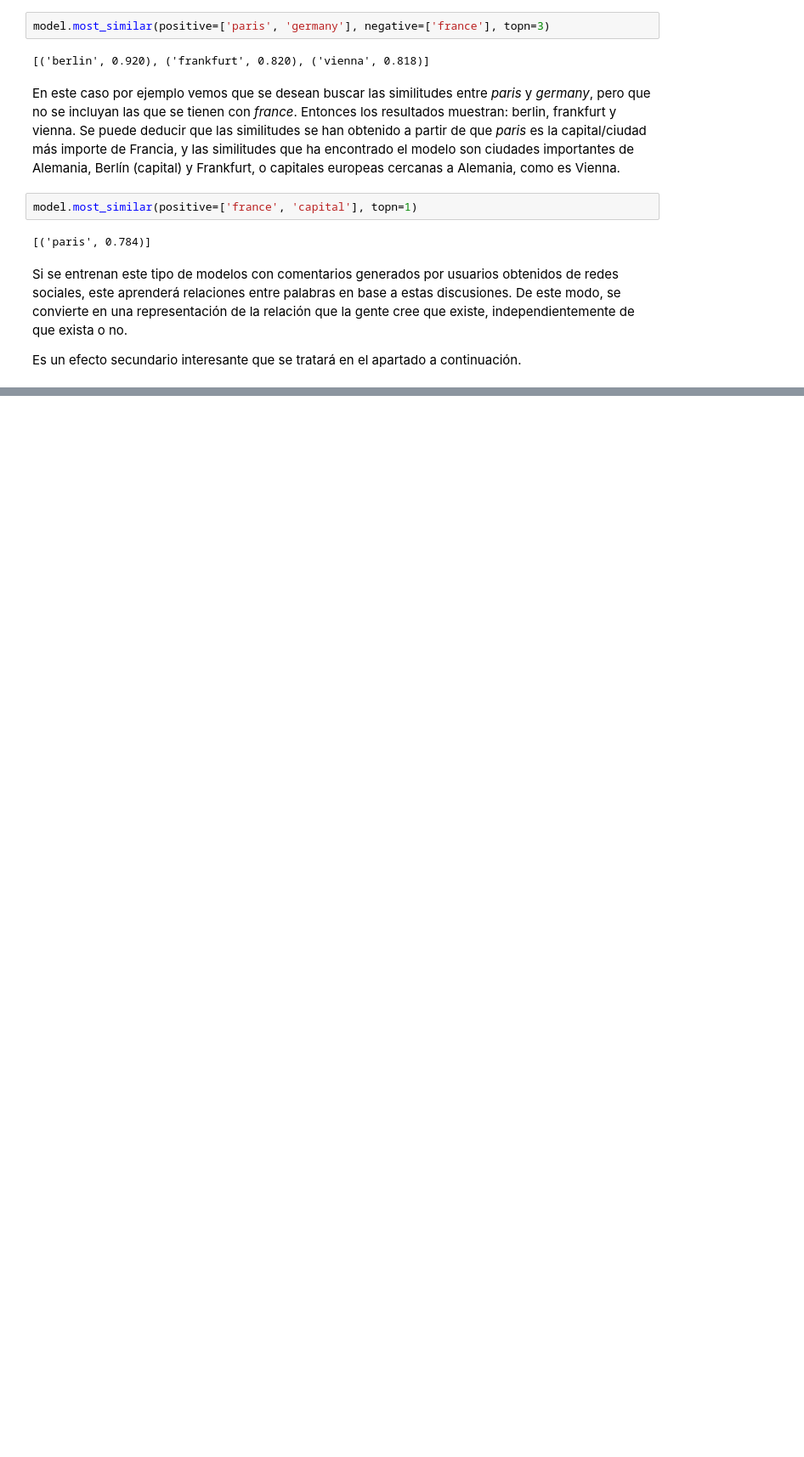
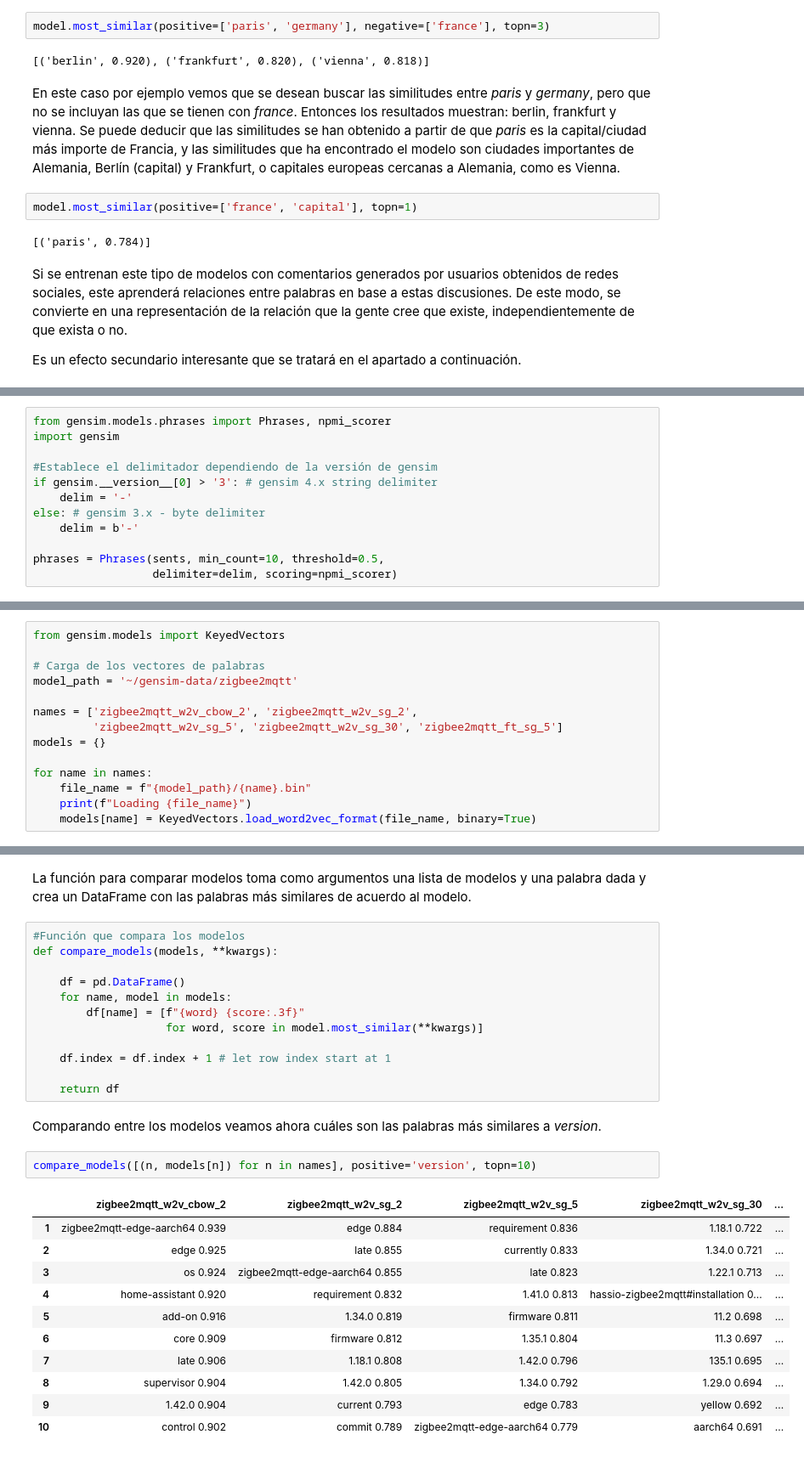
Before and after one commit to DiegoAlcoba/GVTIA, a Jupyter notebook: jp_notebooks/h_word_embeddings.ipynb, the cells around one changed output, grey strips where cells are left out. Shown at 85% size. Saved outputs shown, nothing was run; the diff lists cells and outputs as text; blank space fills up the shorter version.

```diff
--- a/jp_notebooks/h_word_embeddings.ipynb
+++ b/jp_notebooks/h_word_embeddings.ipynb
@@ -161,0 +223,12 @@ Es un efecto secundario interesante que se tratará en el apartado a continuaci
+# %%
+from gensim.models.phrases import Phrases, npmi_scorer
+import gensim
+
+#Establece el delimitador dependiendo de la versión de gensim
+if gensim.__version__[0] > '3': # gensim 4.x string delimiter
+    delim = '-'
+else: # gensim 3.x - byte delimiter
+    delim = b'-'
+
+phrases = Phrases(sents, min_count=10, threshold=0.5,
+                  delimiter=delim, scoring=npmi_scorer)
@@ -161,0 +474,14 @@ Es un efecto secundario interesante que se tratará en el apartado a continuaci
+# %%
+from gensim.models import KeyedVectors
+
+# Carga de los vectores de palabras
+model_path = '~/gensim-data/zigbee2mqtt'
+
+names = ['zigbee2mqtt_w2v_cbow_2', 'zigbee2mqtt_w2v_sg_2',
+         'zigbee2mqtt_w2v_sg_5', 'zigbee2mqtt_w2v_sg_30', 'zigbee2mqtt_ft_sg_5']
+models = {}
+
+for name in names:
+    file_name = f"{model_path}/{name}.bin"
+    print(f"Loading {file_name}")
+    models[name] = KeyedVectors.load_word2vec_format(file_name, binary=True)
@@ -161,0 +494,30 @@ Es un efecto secundario interesante que se tratará en el apartado a continuaci
+# %% [markdown]
+La función para comparar modelos toma como argumentos una lista de modelos y una palabra dada y crea un DataFrame con las palabras más similares de acuerdo al modelo.
+# %%
+#Función que compara los modelos
+def compare_models(models, **kwargs):
+
+    df = pd.DataFrame()
+    for name, model in models:
+        df[name] = [f"{word} {score:.3f}"
+                    for word, score in model.most_similar(**kwargs)]
+
+    df.index = df.index + 1 # let row index start at 1
+
+    return df
+# %% [markdown]
+Comparando entre los modelos veamos ahora cuáles son las palabras más similares a *version*.
+# %%
+compare_models([(n, models[n]) for n in names], positive='version', topn=10)
+# %% [output]
+|  | zigbee2mqtt_w2v_cbow_2 | zigbee2mqtt_w2v_sg_2 | zigbee2mqtt_w2v_sg_5 | zigbee2mqtt_w2v_sg_30 | ... |
+| 1 | zigbee2mqtt-edge-aarch64 0.939 | edge 0.884 | requirement 0.836 | 1.18.1 0.722 | ... |
+| 2 | edge 0.925 | late 0.855 | currently 0.833 | 1.34.0 0.721 | ... |
+| 3 | os 0.924 | zigbee2mqtt-edge-aarch64 0.855 | late 0.823 | 1.22.1 0.713 | ... |
+| 4 | home-assistant 0.920 | requirement 0.832 | 1.41.0 0.813 | hassio-zigbee2mqtt#installation 0... | ... |
+| 5 | add-on 0.916 | 1.34.0 0.819 | firmware 0.811 | 11.2 0.698 | ... |
+| 6 | core 0.909 | firmware 0.812 | 1.35.1 0.804 | 11.3 0.697 | ... |
+| 7 | late 0.906 | 1.18.1 0.808 | 1.42.0 0.796 | 135.1 0.695 | ... |
+| 8 | supervisor 0.904 | 1.42.0 0.805 | 1.34.0 0.792 | 1.29.0 0.694 | ... |
+| 9 | 1.42.0 0.904 | current 0.793 | edge 0.783 | yellow 0.692 | ... |
+| 10 | control 0.902 | commit 0.789 | zigbee2mqtt-edge-aarch64 0.779 | aarch64 0.691 | ... |
```
Also changed, not shown: parts of 65 cells of this notebook.
